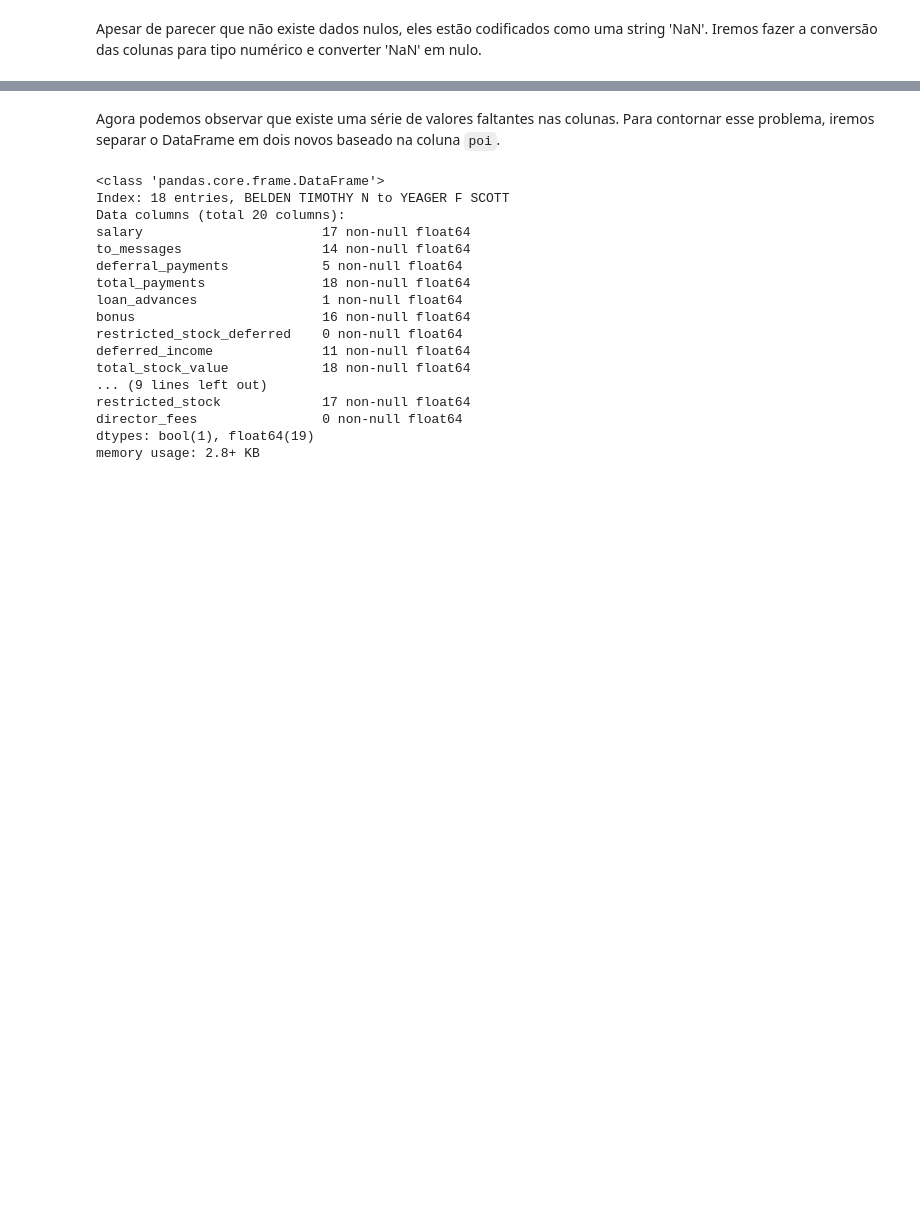
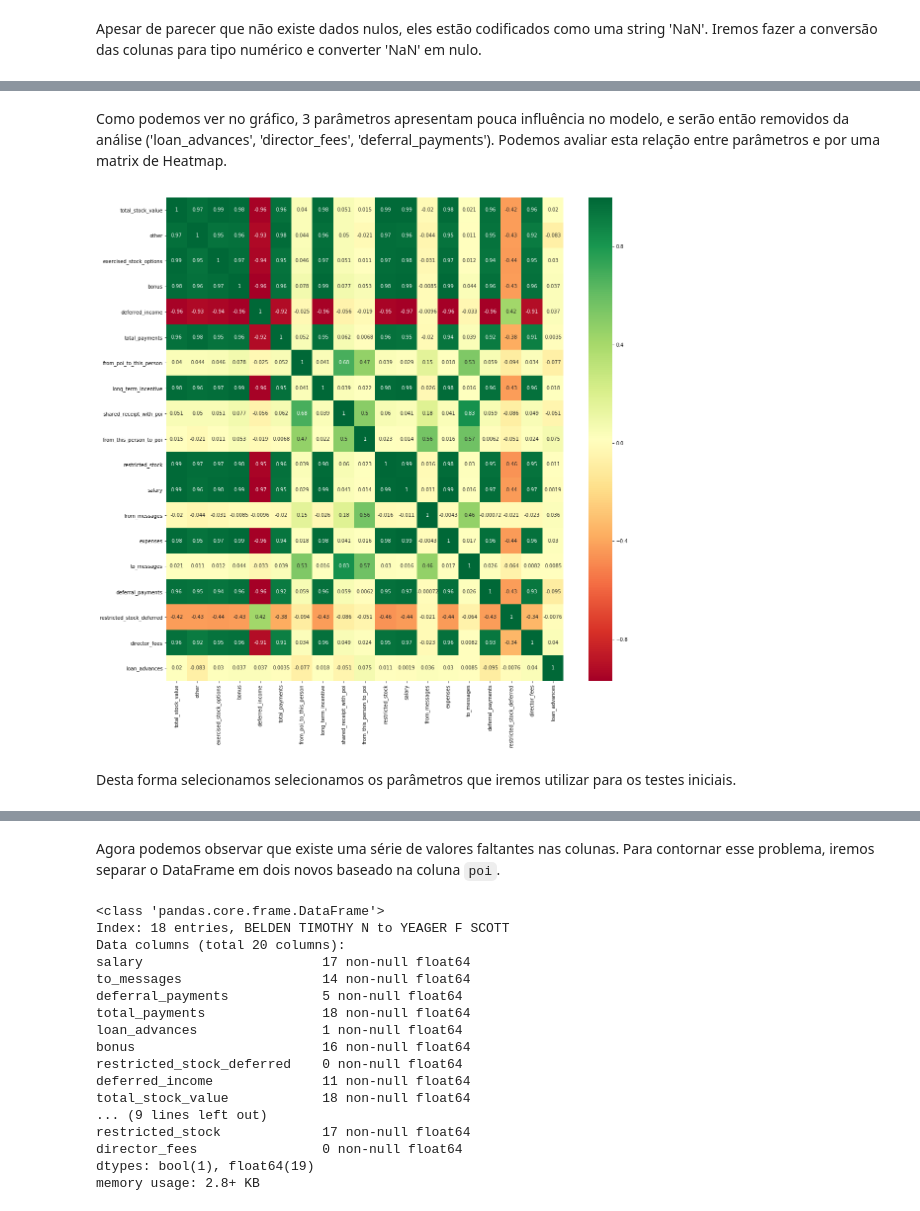
Before and after one commit to GabrielSGoncalves/udacity_nanodegree_datascience2, a Jupyter notebook: final_project/Projeto_Final_Nanodegree_DS_II_GabrielSGoncalves.ipynb, the cells around one changed output, grey strips where cells are left out. Cells and saved outputs as stored; diff of their text form; code cells hidden in the pictures; blank space fills up the shorter version.

```diff
--- a/final_project/Projeto_Final_Nanodegree_DS_II_GabrielSGoncalves.ipynb
+++ b/final_project/Projeto_Final_Nanodegree_DS_II_GabrielSGoncalves.ipynb
@@ -134,0 +244,15 @@ memory usage: 28.0+ KB
+# %% [markdown]
+Como podemos ver no gráfico, 3 parâmetros apresentam pouca influência no modelo, e serão então removidos da análise ('loan_advances', 'director_fees', 'deferral_payments').
+Podemos avaliar esta relação entre parâmetros e por uma matrix de Heatmap.
+# %%
+#get correlations of each features in dataset
+corrmat = df_enron_fillna_0.corr()
+top_corr_features = corrmat.index
+plt.figure(figsize=(18,18))
+#plot heat map
+g=sns.heatmap(df_enron_fillna_0[list(feat_importances.nlargest(19).index)].corr(
+              ),annot=True,cmap="RdYlGn")
+# %% [output]
+[figure, added]
+# %% [markdown]
+Desta forma selecionamos selecionamos os parâmetros que iremos utilizar para os testes iniciais.
```
Also changed, not shown: parts of 64 cells of this notebook, 2 other files.
